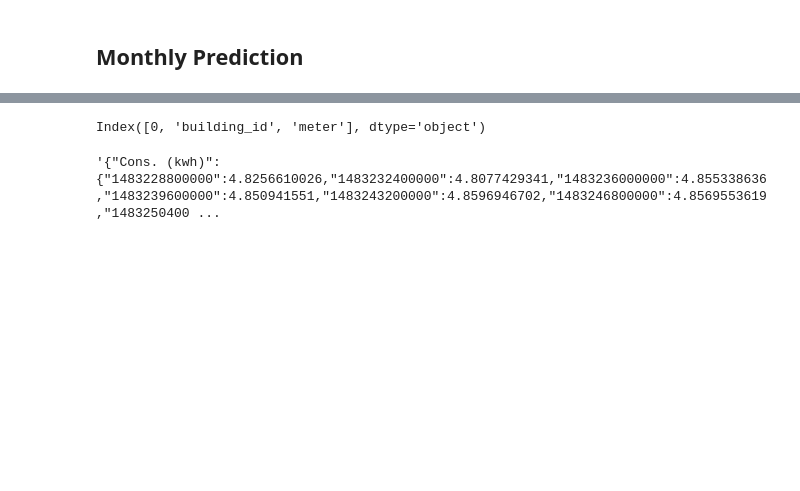
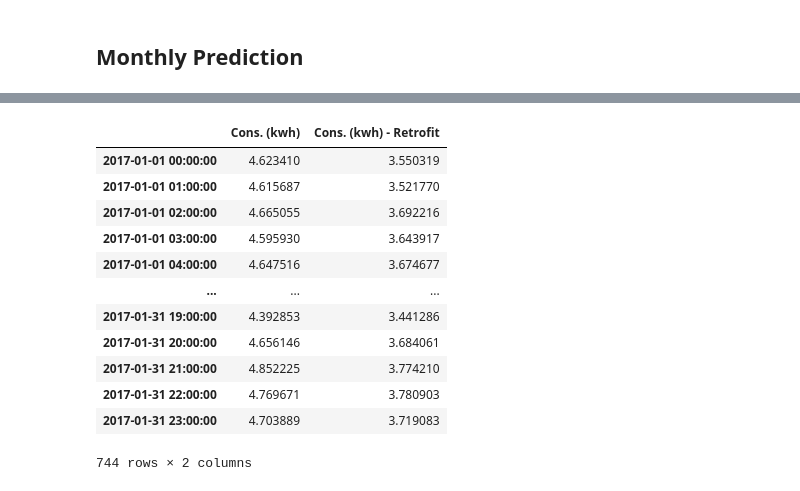
Before and after one commit to diego-faria-br/super_energy_predictor, a Jupyter notebook: notebooks/preprocessing_with_monthly prediction.ipynb, the cells around one changed output, grey strips where cells are left out. Drawn from its saved outputs; the diff is of its cells as text; code cells hidden in the pictures; blank space fills up the shorter version.

```diff
--- a/notebooks/preprocessing_with_monthly prediction.ipynb
+++ b/notebooks/preprocessing_with_monthly prediction.ipynb
@@ -115,10 +95,23 @@ dates = pd.date_range("2017-01-01 0:00", "2017-01-31 23:00", freq="1h")
 
 input_values=pd.DataFrame(dates)
 input_values['building_id'] = 100
-input_values['meter'] = 0
+input_values['meter'] = 4
 input_values = input_values.iloc[:,[1,2,0]]
 input_values = input_values.rename(columns={0:'timestamp'})
 
 X = preprocess(input_values)
 
-X
+
+X_modified = X.copy()
+
+X_modified.air_temperature += 3
+
+X_modified.square_feet /=2
+
+y_pred = pred(X)
+
+y_pred_modified = pred(X_modified)
+
+y =  pd.DataFrame({'Cons. (kwh)':y_pred,'Cons. (kwh) - Retrofit':y_pred_modified},index = input_values.timestamp)
+
+y_json = y.to_json()
@@ -161,4 +117,0 @@ y_pred = pred(X)
-# %%
-dates.columns
-# %% [output]
-Index([0, 'building_id', 'meter'], dtype='object')
@@ -167,4 +118,17 @@ y_pred = pd.DataFrame(y_pred,columns=['Cons. (kwh)'],index = input_values.timest
-# %%
-y_pred.to_json()
-# %% [output]
-'{"Cons. (kwh)":{"1483228800000":4.8256610026,"1483232400000":4.8077429341,"1483236000000":4.855338636,"1483239600000":4.850941551,"1483243200000":4.8596946702,"1483246800000":4.8569553619,"1483250400 ...
+# %%
+y_recovered = pd.read_json(y_json)
+y_recovered
+# %% [output]
+|  | Cons. (kwh) | Cons. (kwh) - Retrofit |
+| 2017-01-01 00:00:00 | 4.623410 | 3.550319 |
+| 2017-01-01 01:00:00 | 4.615687 | 3.521770 |
+| 2017-01-01 02:00:00 | 4.665055 | 3.692216 |
+| 2017-01-01 03:00:00 | 4.595930 | 3.643917 |
+| 2017-01-01 04:00:00 | 4.647516 | 3.674677 |
+| ... | ... | ... |
+| 2017-01-31 19:00:00 | 4.392853 | 3.441286 |
+| 2017-01-31 20:00:00 | 4.656146 | 3.684061 |
+| 2017-01-31 21:00:00 | 4.852225 | 3.774210 |
+| 2017-01-31 22:00:00 | 4.769671 | 3.780903 |
+| 2017-01-31 23:00:00 | 4.703889 | 3.719083 |
+744 rows × 2 columns
```
Also changed, not shown: parts of 13 cells of this notebook, 4 other files.
